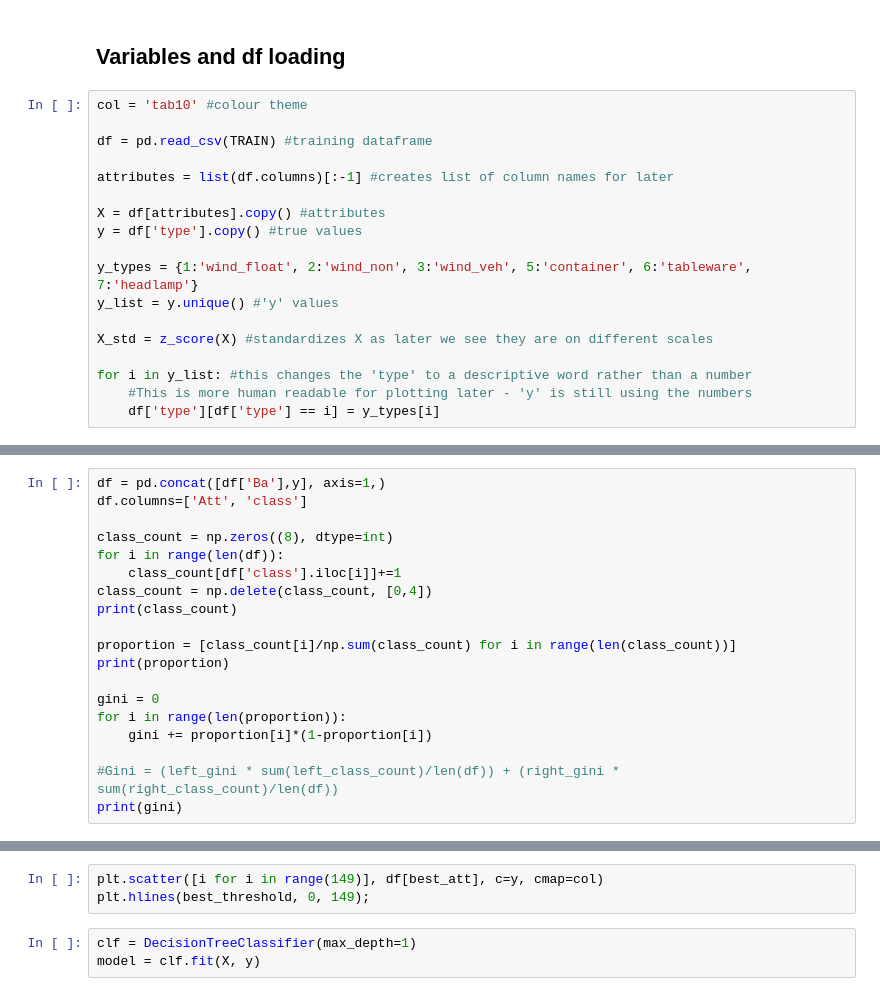
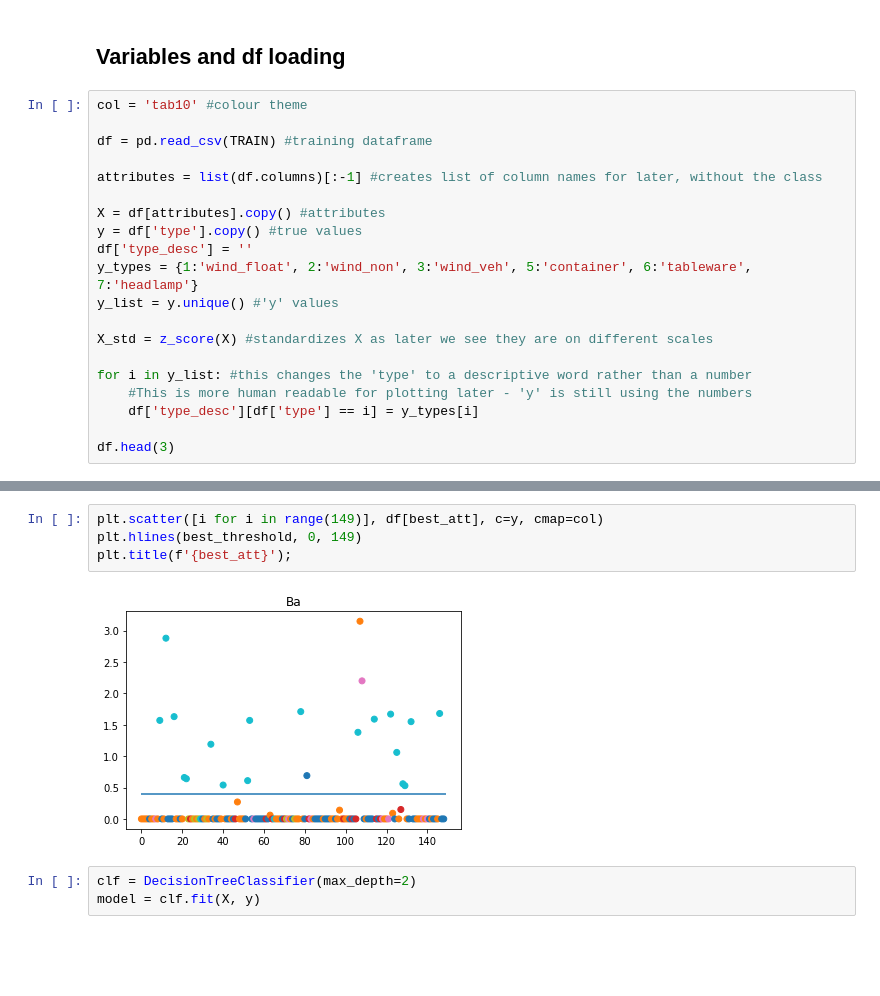
Before and after one commit to Xannadoo/MLProject2021_AC, a Jupyter notebook: Notebooks/DecisionTree.ipynb, the cells around one changed output, grey strips where cells are left out. Saved outputs shown, nothing was run; the diff lists cells and outputs as text; blank space fills up the shorter version.

```diff
--- a/Notebooks/DecisionTree.ipynb
+++ b/Notebooks/DecisionTree.ipynb
@@ -27,11 +30,11 @@ col = 'tab10' #colour theme
 
 df = pd.read_csv(TRAIN) #training dataframe
 
-attributes = list(df.columns)[:-1] #creates list of column names for later
+attributes = list(df.columns)[:-1] #creates list of column names for later, without the class
 
 X = df[attributes].copy() #attributes
 y = df['type'].copy() #true values
-
+df['type_desc'] = ''
 y_types = {1:'wind_float', 2:'wind_non', 3:'wind_veh', 5:'container', 6:'tableware', 7:'headlamp'}
 y_list = y.unique() #'y' values
 
@@ -39,4 +42,6 @@ X_std = z_score(X) #standardizes X as later we see they are on different scales
 
 for i in y_list: #this changes the 'type' to a descriptive word rather than a number
     #This is more human readable for plotting later - 'y' is still using the numbers
-    df['type'][df['type'] == i] = y_types[i]
+    df['type_desc'][df['type'] == i] = y_types[i]
+
+df.head(3)
@@ -129,19 +52,0 @@ print(Gini_2(df['Ba'], y, 0.4))
-# %%
-df = pd.concat([df['Ba'],y], axis=1,)
-df.columns=['Att', 'class']
-
-class_count = np.zeros((8), dtype=int)
-for i in range(len(df)):
-    class_count[df['class'].iloc[i]]+=1
-class_count = np.delete(class_count, [0,4])
-print(class_count)
-
-proportion = [class_count[i]/np.sum(class_count) for i in range(len(class_count))]
-print(proportion)
-
-gini = 0
-for i in range(len(proportion)):
-    gini += proportion[i]*(1-proportion[i])
-
-#Gini = (left_gini * sum(left_class_count)/len(df)) + (right_gini * sum(right_class_count)/len(df))
-print(gini)
@@ -183,8 +143,11 @@ print(best_gini_gain, best_class, best_threshold, best_att)
 # %%
 plt.scatter([i for i in range(149)], df[best_att], c=y, cmap=col)
-plt.hlines(best_threshold, 0, 149);
+plt.hlines(best_threshold, 0, 149)
+plt.title(f'{best_att}');
+# %% [output]
+[figure, added]
 # %%
-clf = DecisionTreeClassifier(max_depth=1)
+clf = DecisionTreeClassifier(max_depth=2)
 model = clf.fit(X, y)
 # %%
 fig = plt.figure(figsize=(10,7))
```
Also changed, not shown: parts of 12 cells of this notebook, 2 other files.
